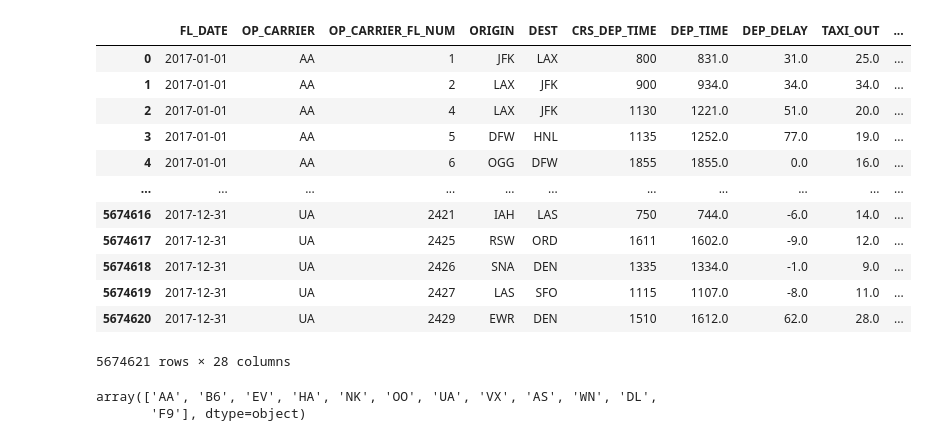
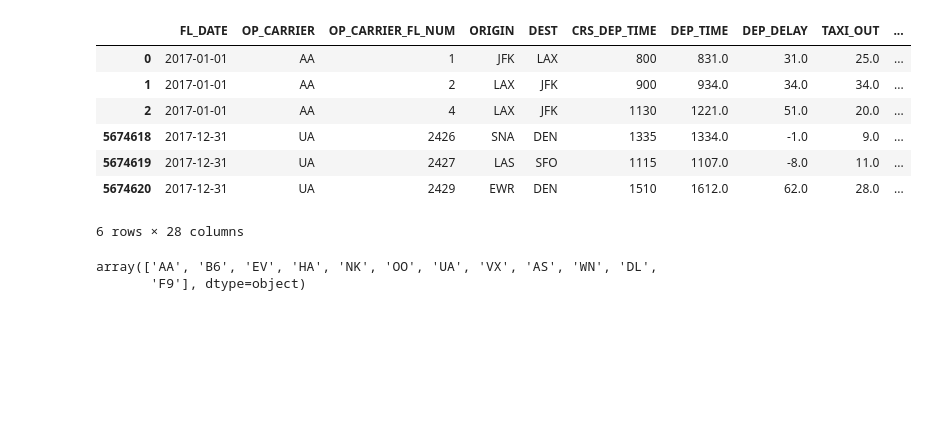
Before and after one commit to lmalla/Project-4, a Jupyter notebook: Data_Preprocessing/Data_Cleaning.ipynb, the cells around one changed output. Cells and saved outputs as stored; diff of their text form; code cells hidden in the pictures; blank space fills up the shorter version.

```diff
--- a/Data_Preprocessing/Data_Cleaning.ipynb
+++ b/Data_Preprocessing/Data_Cleaning.ipynb
@@ -10,23 +13,18 @@ import seaborn as sns
 # %%
 # Load the data.
 # Used zip file bcse csv file was too big to upload to github.
 #df = pd.read_csv('../Resources/2017.csv')
-df = pd.read_csv('2017.csv')
-df
+df = pd.read_csv('../Resources/2017.csv')
+df.head(3).append(df.tail(3))
 # %% [output]
 |  | FL_DATE | OP_CARRIER | OP_CARRIER_FL_NUM | ORIGIN | DEST | CRS_DEP_TIME | DEP_TIME | DEP_DELAY | TAXI_OUT | ... |
 | 0 | 2017-01-01 | AA | 1 | JFK | LAX | 800 | 831.0 | 31.0 | 25.0 | ... |
 | 1 | 2017-01-01 | AA | 2 | LAX | JFK | 900 | 934.0 | 34.0 | 34.0 | ... |
 | 2 | 2017-01-01 | AA | 4 | LAX | JFK | 1130 | 1221.0 | 51.0 | 20.0 | ... |
-| 3 | 2017-01-01 | AA | 5 | DFW | HNL | 1135 | 1252.0 | 77.0 | 19.0 | ... |
-| 4 | 2017-01-01 | AA | 6 | OGG | DFW | 1855 | 1855.0 | 0.0 | 16.0 | ... |
-| ... | ... | ... | ... | ... | ... | ... | ... | ... | ... | ... |
-| 5674616 | 2017-12-31 | UA | 2421 | IAH | LAS | 750 | 744.0 | -6.0 | 14.0 | ... |
-| 5674617 | 2017-12-31 | UA | 2425 | RSW | ORD | 1611 | 1602.0 | -9.0 | 12.0 | ... |
 | 5674618 | 2017-12-31 | UA | 2426 | SNA | DEN | 1335 | 1334.0 | -1.0 | 9.0 | ... |
 | 5674619 | 2017-12-31 | UA | 2427 | LAS | SFO | 1115 | 1107.0 | -8.0 | 11.0 | ... |
 | 5674620 | 2017-12-31 | UA | 2429 | EWR | DEN | 1510 | 1612.0 | 62.0 | 28.0 | ... |
-5674621 rows × 28 columns
+6 rows × 28 columns
 # %%
 df.OP_CARRIER.unique()
 # %% [output]
```
Also changed, not shown: parts of 25 cells of this notebook, 2 other files.
